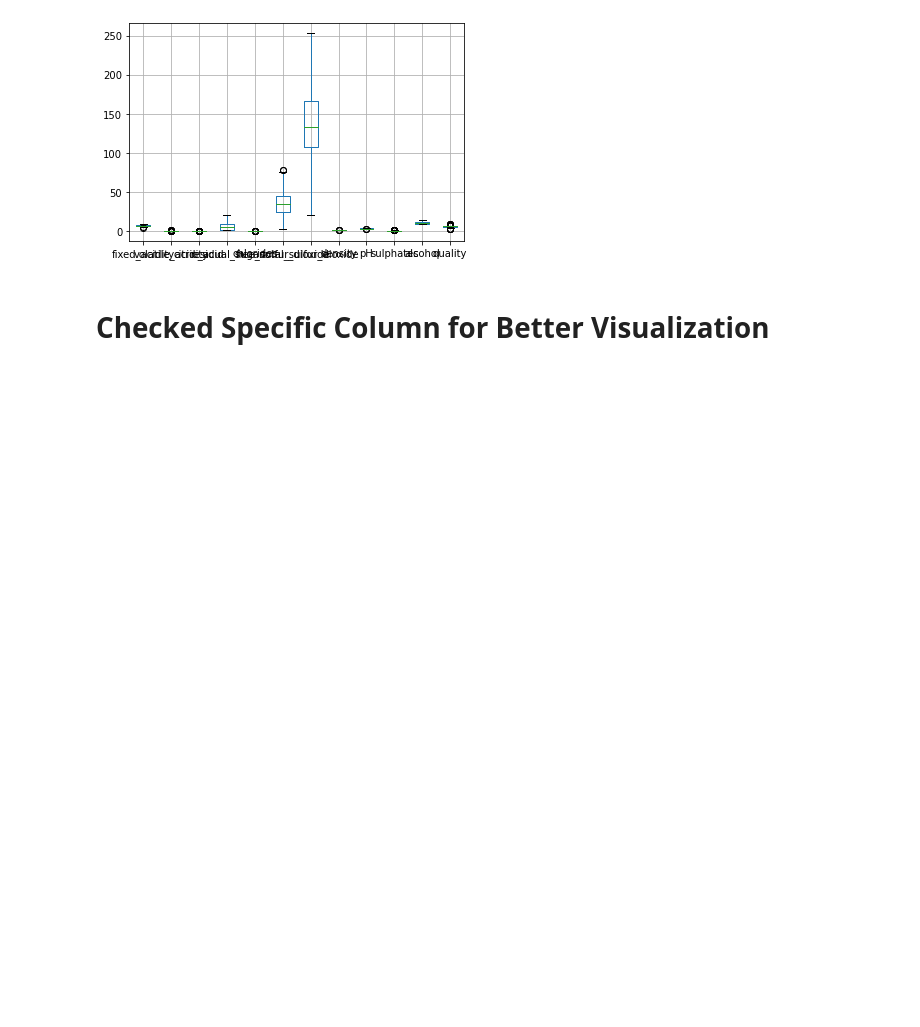
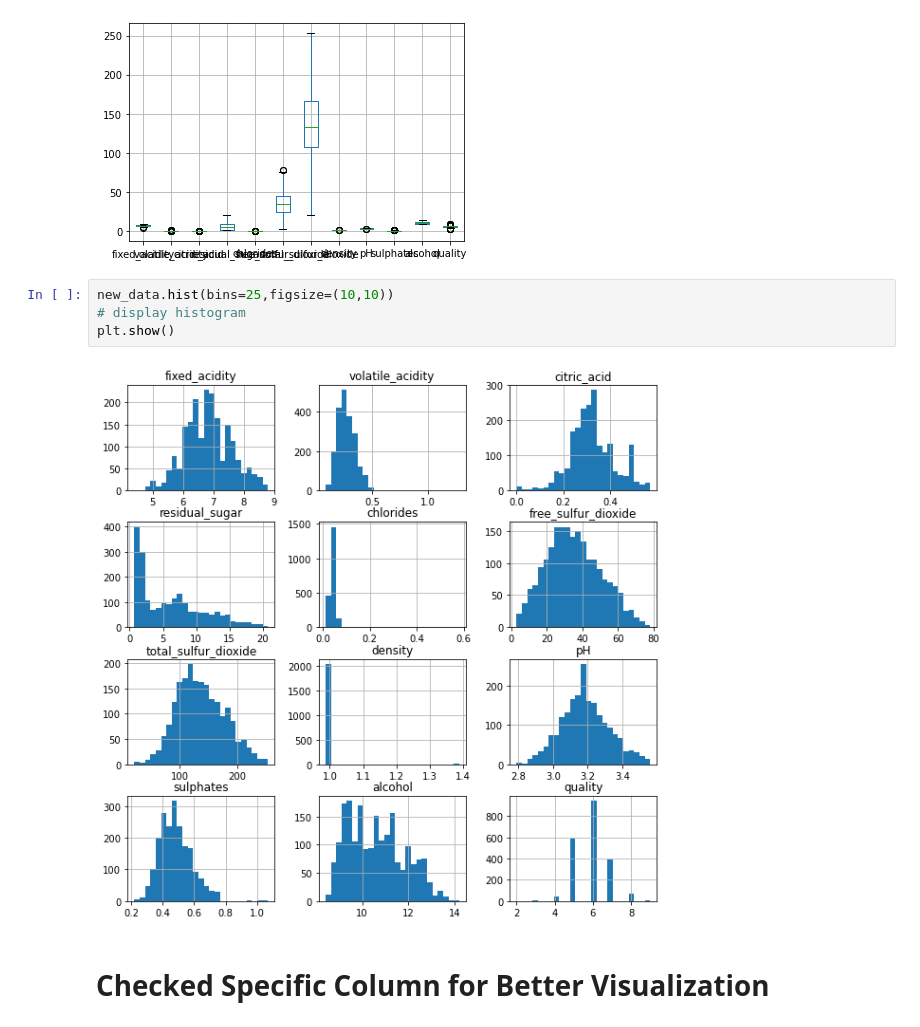
Before and after one commit to mchayan/DS_Practice, a Jupyter notebook: EDA_Practice/Assignment/Assignment_2.ipynb, the cells around one changed output. Drawn from its saved outputs; the diff is of its cells as text; blank space fills up the shorter version.

```diff
--- a/EDA_Practice/Assignment/Assignment_2.ipynb
+++ b/EDA_Practice/Assignment/Assignment_2.ipynb
@@ -164,6 +183,12 @@ new_data.boxplot()
 # %% [output]
 <AxesSubplot:>
 [figure]
+# %%
+new_data.hist(bins=25,figsize=(10,10))
+# display histogram
+plt.show()
+# %% [output]
+[figure, added]
 # %% [markdown]
 # Checked Specific Column for Better Visualization
 # %%
```
Also changed, not shown: parts of 60 cells of this notebook.
